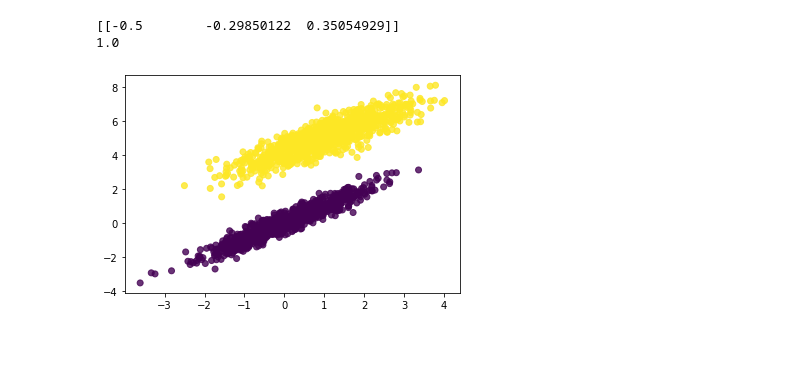
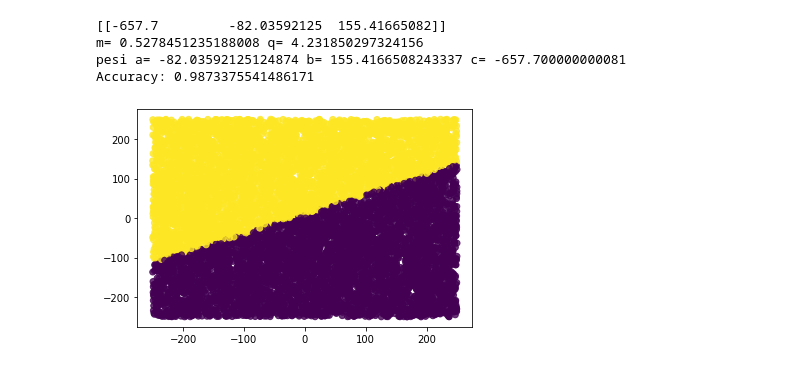
Before and after one commit to stefanoridolfi/Coding_ML, a Jupyter notebook: Perceptron_con_scikit-learn.ipynb, the cells around one changed output. Drawn from its saved outputs; the diff is of its cells as text; code cells hidden in the pictures.

```diff
--- a/Perceptron_con_scikit-learn.ipynb
+++ b/Perceptron_con_scikit-learn.ipynb
@@ -10,39 +10,52 @@ from math import sqrt,exp
 import matplotlib.pyplot as plt
 import numpy as np
 
-CSV_url='https://raw.githubusercontent.com/dataoptimal/posts/master/algorithms%20from%20scratch/dataset.csv'
+
+# f(x) = 0.5x + 10, m=0.5 q=10
+CSV_url='https://raw.githubusercontent.com/stefanoridolfi/Coding_ML/master/dataset_retta.csv'
+#CSV_url='https://raw.githubusercontent.com/dataoptimal/posts/master/algorithms%20from%20scratch/dataset.csv'
 df=pd.read_csv(CSV_url)
-plt.scatter(df.values[:,1], df.values[:,2], c = df['3'], alpha=0.8) # [:,1] significa tutte le righe e le la colonna 1 (che è la seconda)
+#plt.scatter(df.values[:,1], df.values[:,2], c = df['3'], alpha=0.8) # [:,1] significa tutte le righe e le la colonna 1 (che è la seconda)
+plt.scatter(df.values[:,1], df.values[:,2], c = df['class'], alpha=0.8) # [:,1] significa tutte le righe e le la colonna 1 (che è la seconda)
 #print("originale\n",df[0:3]) # 0:3 è l'intervallo delle righe
 df = df.values
 #print("values\n",df[0:3])
 
 #df1=df[:, 0:3]
 #print("df1",df1)
 np.random.seed(5)
 np.random.shuffle(df)
 train = df[0:int(0.7*len(df))]
 test = df[int(0.7*len(df)):int(len(df))]
 
 x_train = train[:, 0:3] # [:, 0:3] significa tutte le righe e le colonne dalla 0 (che è la prima) alla 3
 y_train = train[:, 3] # [:, 3] significa tutte le righe e la colonne 3 (che è la colonna della classificazione, l'output)
 
 x_test = test[:, 0:3]
 y_test = test[:, 3]
 
 
 from sklearn.linear_model import Perceptron
 
 # training the sklearn Perceptron
 clf = Perceptron(random_state=None, eta0=0.1, shuffle=False, fit_intercept=False)
 clf.fit(x_train, y_train)
 Perceptron()
 y_predict = clf.predict(x_test)
 
 print(clf.coef_)
+c=clf.coef_[0][0]
+a=clf.coef_[0][1]
+b=clf.coef_[0][2]
+m=-a/float(b)
+q=-c/b
+print("m=",m,"q=",q)
+print("pesi","a=",a,"b=",b,"c=",c)
 from sklearn.metrics import accuracy_score
-print (accuracy_score(y_test, y_predict))
+print ("Accuracy:",accuracy_score(y_test, y_predict))
 # %% [output]
-[[-0.5        -0.29850122  0.35054929]]
-1.0
+[[-657.7         -82.03592125  155.41665082]]
+m= 0.5278451235188008 q= 4.231850297324156
+pesi a= -82.03592125124874 b= 155.4166508243337 c= -657.700000000081
+Accuracy: 0.9873375541486171
-[figure, old version]
+[figure, new version]
```
